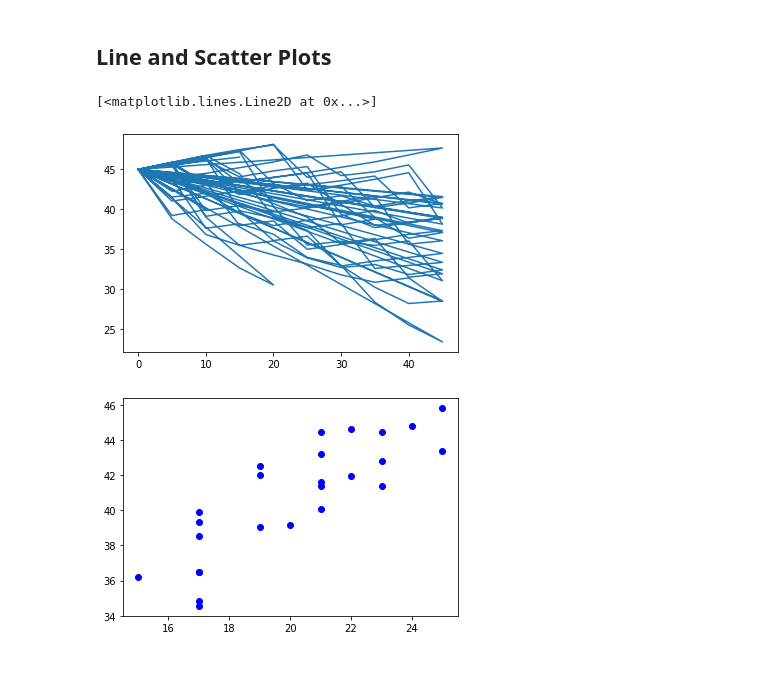
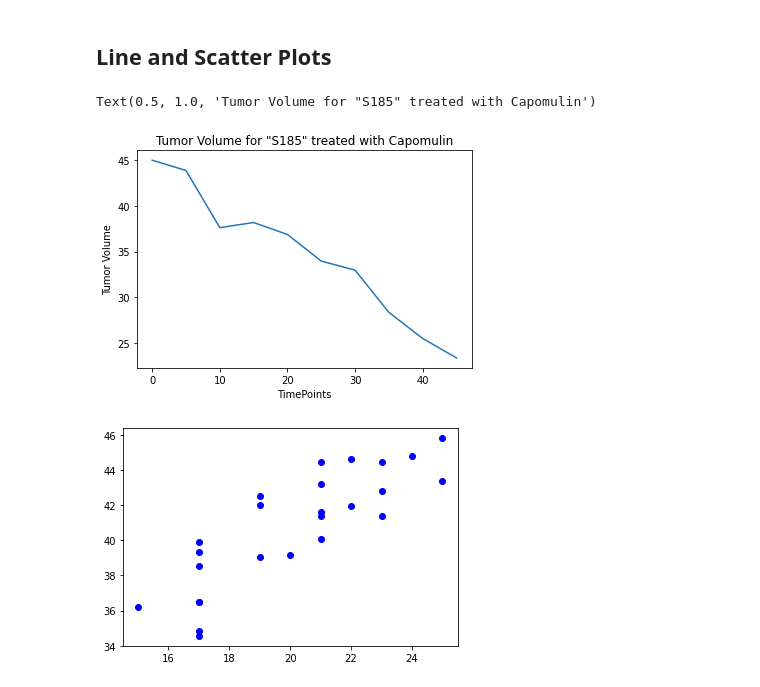
Before and after one commit to gportes24/Matplotlib, a Jupyter notebook: Pymaceuticals/pymaceuticals.ipynb, the cells around one changed output. Cells and saved outputs as stored; diff of their text form; code cells hidden in the pictures.

```diff
--- a/Pymaceuticals/pymaceuticals.ipynb
+++ b/Pymaceuticals/pymaceuticals.ipynb
@@ -240,16 +240,19 @@ Text(0, 0.5, 'Tumor Volume(mm3)')
 # %%
 # Generate a line plot of time point versus tumor volume for a mouse treated with Capomulin
 mouse_scat = clean_mice[clean_mice["Drug Regimen"]== 'Capomulin']
-mouse_group =mouse_scat.groupby(['Mouse ID'])
-time = mouse_group["Timepoint"]
-tumor=mouse_scat['Tumor Volume (mm3)'].values.tolist()
-time = mouse_scat.Timepoint.tolist()
+mouse_line = mouse_scat.loc[mouse_scat["Mouse ID"]=="s185"]
+x_axis = mouse_line['Timepoint']
+tumor = mouse_line['Tumor Volume (mm3)']
 
-plt.plot(time, tumor)
-# print(mouse_scat.iloc[:,5])
+plt.plot(x_axis, tumor)
+plt.xlabel("TimePoints")
+plt.ylabel ("Tumor Volume")
+plt.title ("Tumor Volume for \"S185\" treated with Capomulin")
+#plt.plot(time, tumor)
+#print (mouse_line)
 # %% [output]
-[<matplotlib.lines.Line2D at 0x...>]
+Text(0.5, 1.0, 'Tumor Volume for "S185" treated with Capomulin')
-[figure, old version]
+[figure, new version]
 # %%
 # Generate a scatter plot of mouse weight versus average tumor volume for the Capomulin regimen
 mouse_weight = mouse_group["Weight (g)"].mean()
```
Also changed, not shown: parts of 1 cell of this notebook.
